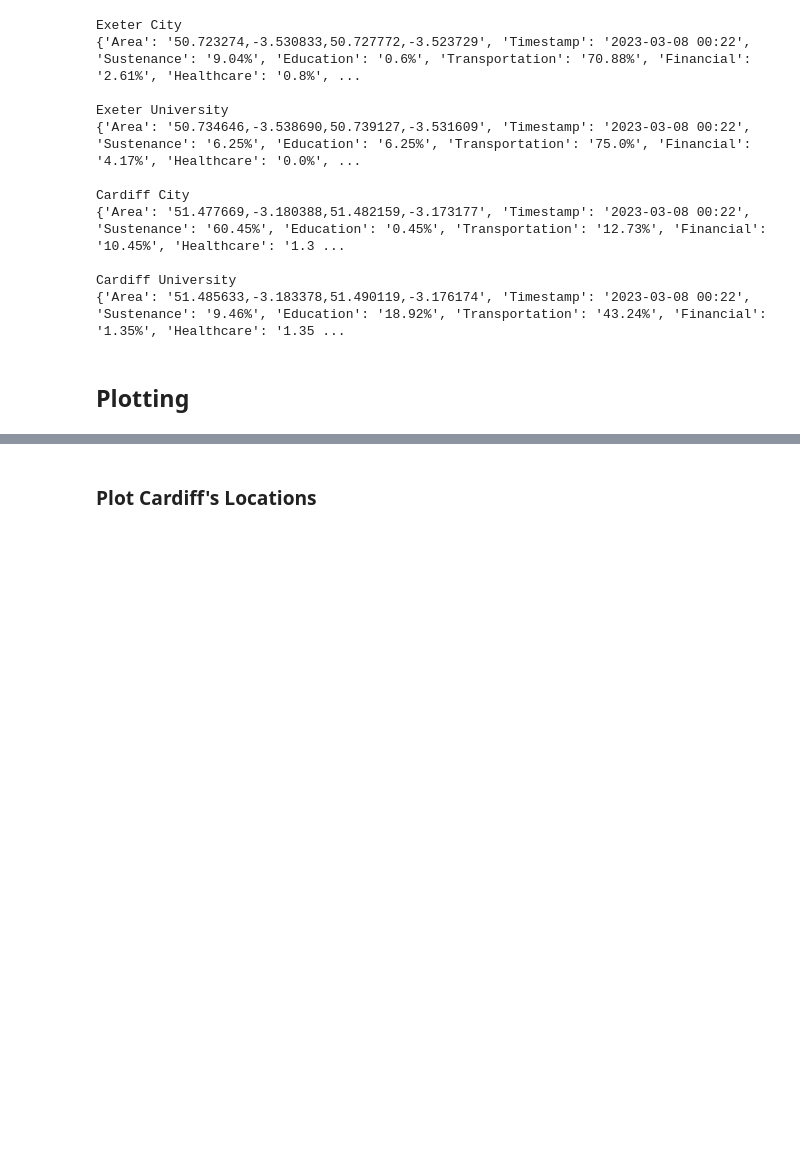
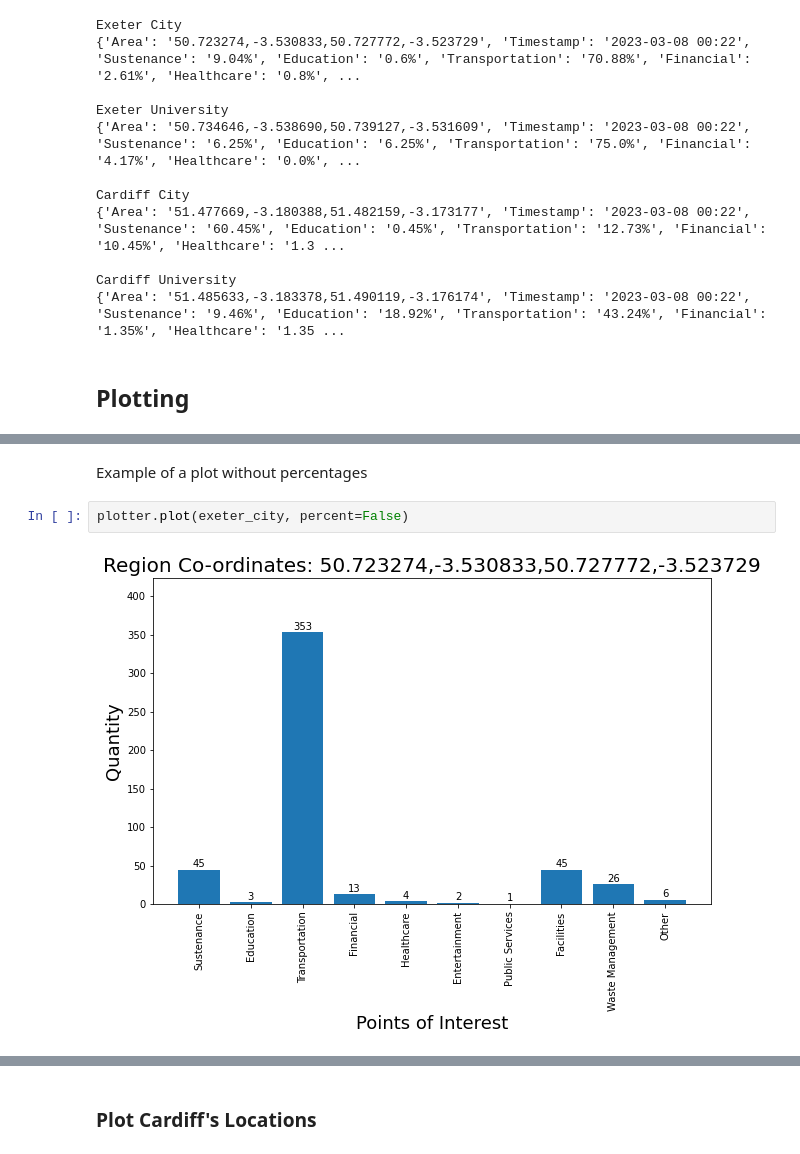
Before and after one commit to iestynlee/osmpoi, a Jupyter notebook: examples/Project Results.ipynb, the cells around one changed output, grey strips where cells are left out. Saved outputs shown, nothing was run; the diff lists cells and outputs as text; blank space fills up the shorter version.

```diff
--- a/examples/Project Results.ipynb
+++ b/examples/Project Results.ipynb
@@ -102,3 +104,9 @@ plotter.plot(exeter_city)
+# %% [markdown]
+Example of a plot without percentages
+# %%
+plotter.plot(exeter_city, percent=False)
+# %% [output]
+[figure, added]
 # %%
 plotter.plot(exeter_uni)
 # %% [output]
```
Also changed, not shown: parts of 12 cells of this notebook.
